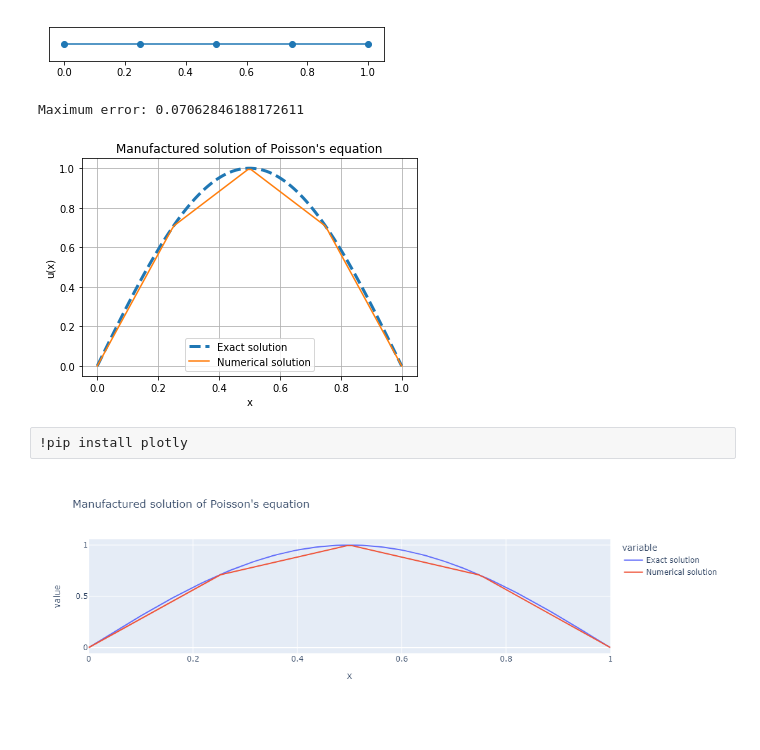
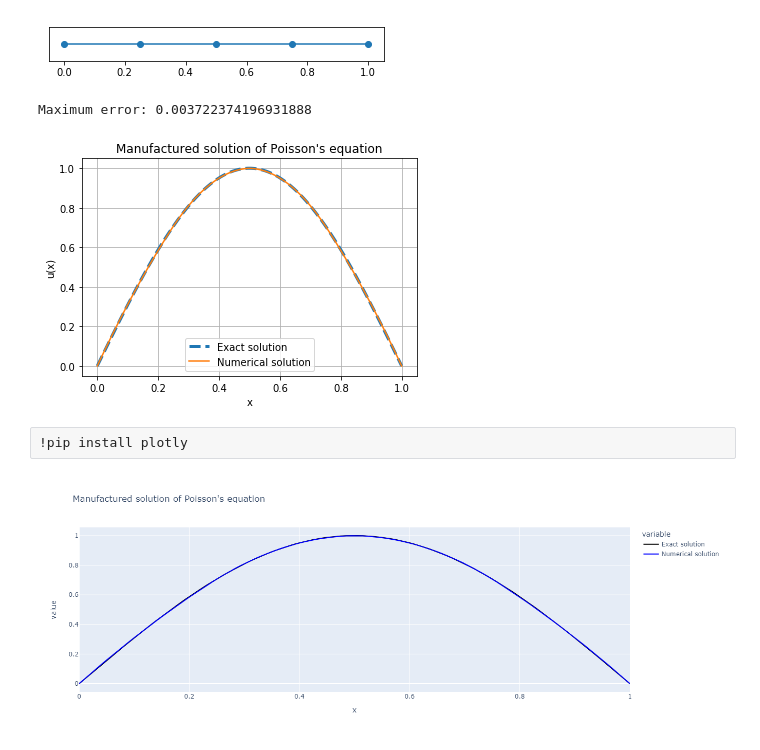
Before and after one commit to iitrabhi/fenics-workshop, a Jupyter notebook: tutorials/1_linear_poisson.ipynb, the cells around one changed output. Cells and saved outputs as stored; diff of their text form; code cells hidden in the pictures.

```diff
--- a/tutorials/1_linear_poisson.ipynb
+++ b/tutorials/1_linear_poisson.ipynb
@@ -23,7 +23,7 @@ plot(mesh)
 [figure]
 # %%
 # Define the function space
-U = FunctionSpace(mesh, "CG", 1)
+U = FunctionSpace(mesh, "CG", 2)
 # %%
 # Define the boundary conditions
 u_D = Constant(0.0)
@@ -57,7 +57,7 @@ error = np.abs(u_exact_values - u_numerical_values).max()
 
 print("Maximum error:", error)
 # %% [output]
-Maximum error: 0.07062846188172611
+Maximum error: 0.003722374196931888
 # %%
 
 plt.figure()
@@ -70,23 +70,33 @@ plt.title('Manufactured solution of Poisson\'s equation')
 plt.grid()
 plt.show()
 # %% [output]
-[figure, old version]
+[figure, new version]
 # %% [raw]
 !pip install plotly
 # %%
 import plotly.express as px
 
 # Convert mesh coordinates and solutions to DataFrame for Plotly Express
 import pandas as pd
 data = pd.DataFrame({'x': points,
                      'Exact solution': [u_exact(x) for x in points],
                      'Numerical solution': [u_sol(x) for x in points]})
 
-# Create a Plotly Express figure
-fig = px.line(data, x='x', y=['Exact solution', 'Numerical solution'], title='Manufactured solution of Poisson\'s equation')
-fig.update_layout(hovermode='x unified')
+# Create a Plotly Express figure with colors specified
+fig = px.line(data, x='x', y=['Exact solution', 'Numerical solution'], title='Manufactured solution of Poisson\'s equation',
+              color_discrete_map={'Exact solution': 'black', 'Numerical solution': 'blue'})
+
+fig.update_traces(mode="lines", hovertemplate=None)
+
+# Set the figure size to achieve a 1:1 aspect ratio
+fig.update_layout(
+    hovermode='x',
+    autosize=False,
+    width=1000,  # You can adjust this value to get the desired aspect ratio
+    height=500
+)
 
 # Show the Plotly Express figure
 fig.show()
 # %% [output]
-[figure, old version]
+[figure, new version]
```
